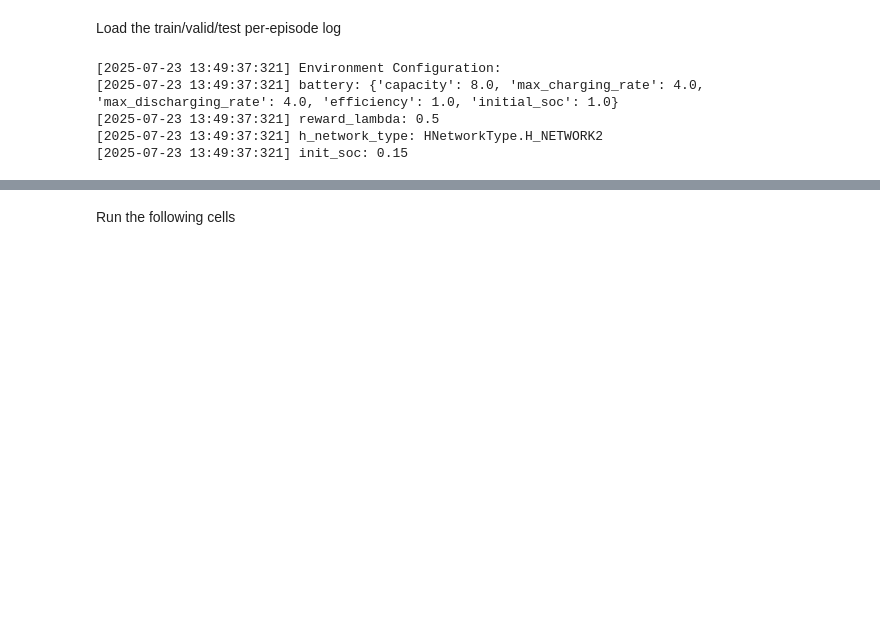
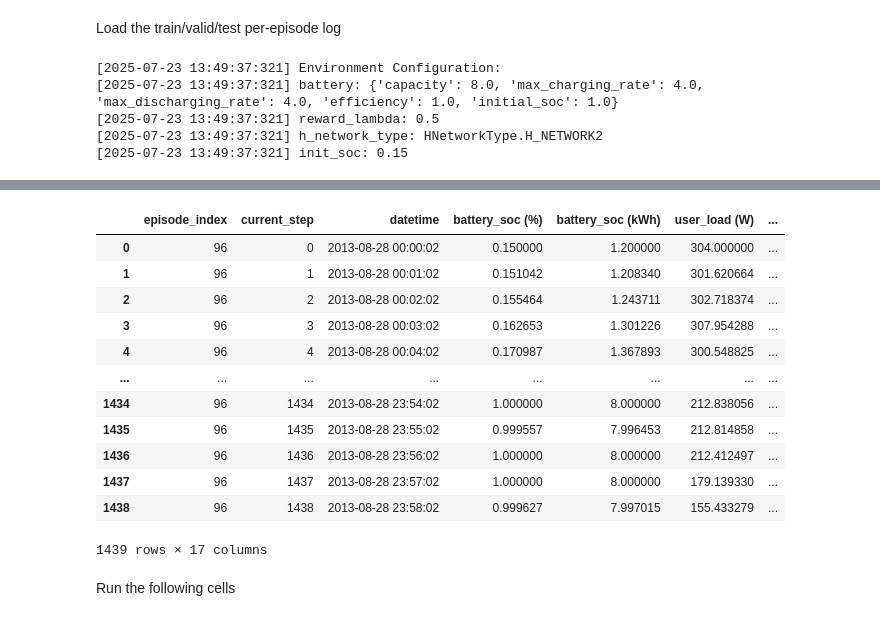
Before and after one commit to mmmmmm44/AdversarialSMControl, a Jupyter notebook: evaluation.ipynb, the cells around one changed output, grey strips where cells are left out. Drawn from its saved outputs; the diff is of its cells as text; code cells hidden in the pictures; blank space fills up the shorter version.

```diff
--- a/evaluation.ipynb
+++ b/evaluation.ipynb
@@ -114,3 +115,19 @@ if episode_info_folder.exists():
+# %%
+episode_info_dfs[0]
+# %% [output]
+|  | episode_index | current_step | datetime | battery_soc (%) | battery_soc (kWh) | user_load (W) | ... |
+| 0 | 96 | 0 | 2013-08-28 00:00:02 | 0.150000 | 1.200000 | 304.000000 | ... |
+| 1 | 96 | 1 | 2013-08-28 00:01:02 | 0.151042 | 1.208340 | 301.620664 | ... |
+| 2 | 96 | 2 | 2013-08-28 00:02:02 | 0.155464 | 1.243711 | 302.718374 | ... |
+| 3 | 96 | 3 | 2013-08-28 00:03:02 | 0.162653 | 1.301226 | 307.954288 | ... |
+| 4 | 96 | 4 | 2013-08-28 00:04:02 | 0.170987 | 1.367893 | 300.548825 | ... |
+| ... | ... | ... | ... | ... | ... | ... | ... |
+| 1434 | 96 | 1434 | 2013-08-28 23:54:02 | 1.000000 | 8.000000 | 212.838056 | ... |
+| 1435 | 96 | 1435 | 2013-08-28 23:55:02 | 0.999557 | 7.996453 | 212.814858 | ... |
+| 1436 | 96 | 1436 | 2013-08-28 23:56:02 | 1.000000 | 8.000000 | 212.412497 | ... |
+| 1437 | 96 | 1437 | 2013-08-28 23:57:02 | 1.000000 | 8.000000 | 179.139330 | ... |
+| 1438 | 96 | 1438 | 2013-08-28 23:58:02 | 0.999627 | 7.997015 | 155.433279 | ... |
+1439 rows × 17 columns
 # %% [markdown]
 Run the following cells
 # %% [markdown]
```
Also changed, not shown: parts of 16 cells of this notebook, 6 other files.
